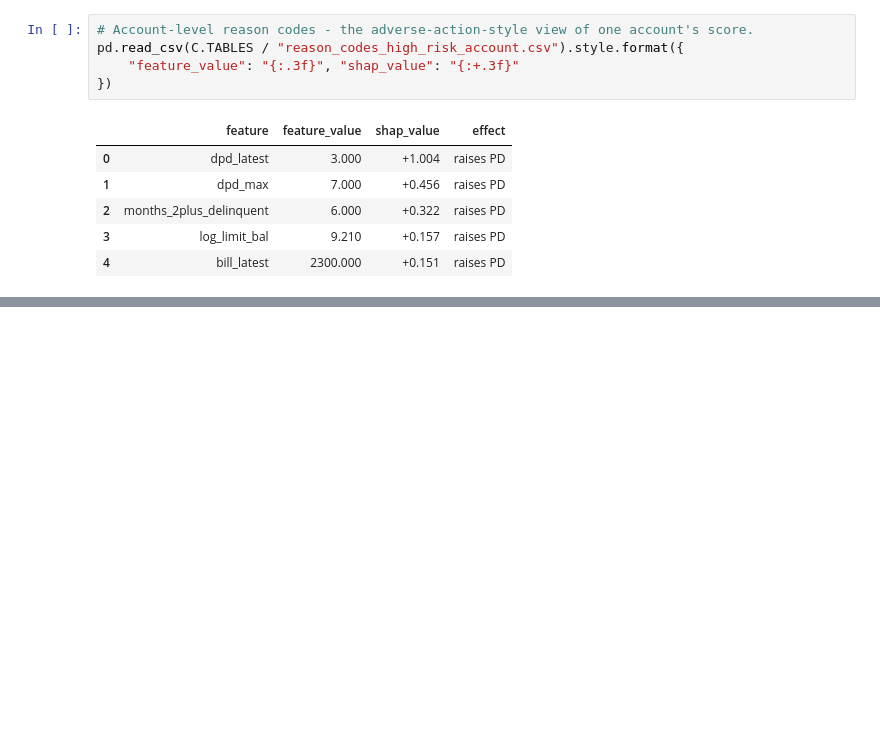
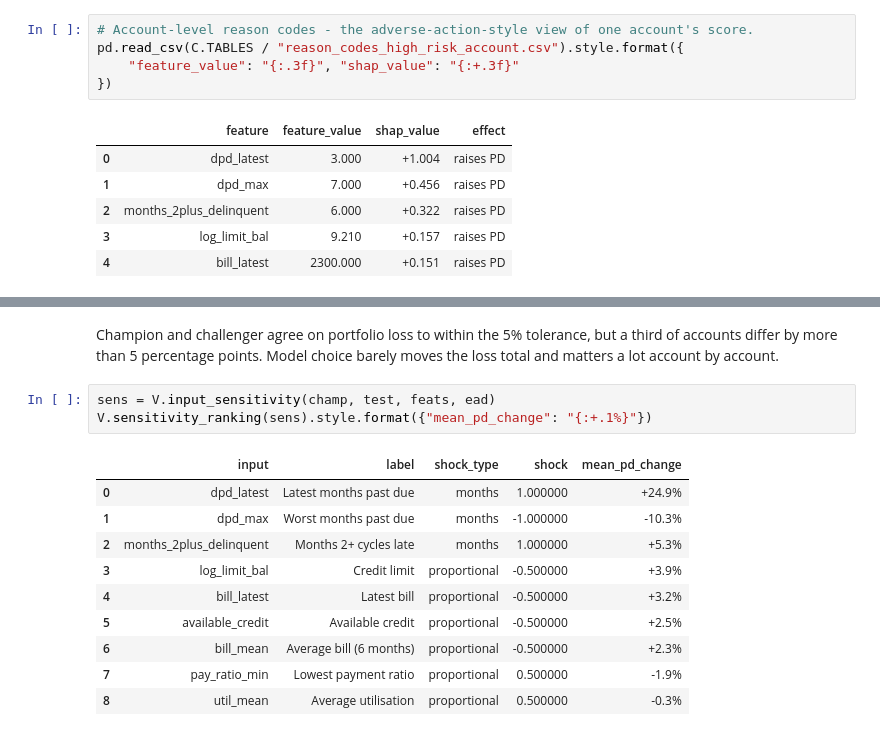
Before and after one commit to pooja003-cloud/credit-risk-el-modeling, a Jupyter notebook: notebooks/01_credit_risk_modelling.ipynb, the cells around one changed output, grey strips where cells are left out. Cells and saved outputs as stored; diff of their text form; blank space fills up the shorter version.

```diff
--- a/notebooks/01_credit_risk_modelling.ipynb
+++ b/notebooks/01_credit_risk_modelling.ipynb
@@ -680,0 +778,18 @@ pd.read_csv(C.TABLES / "reason_codes_high_risk_account.csv").style.format({
+# %% [markdown]
+Champion and challenger agree on portfolio loss to within the 5% tolerance, but a third of
+accounts differ by more than 5 percentage points. Model choice barely moves the loss total and
+matters a lot account by account.
+# %%
+sens = V.input_sensitivity(champ, test, feats, ead)
+V.sensitivity_ranking(sens).style.format({"mean_pd_change": "{:+.1%}"})
+# %% [output]
+|  | input | label | shock_type | shock | mean_pd_change |
+| 0 | dpd_latest | Latest months past due | months | 1.000000 | +24.9% |
+| 1 | dpd_max | Worst months past due | months | -1.000000 | -10.3% |
+| 2 | months_2plus_delinquent | Months 2+ cycles late | months | 1.000000 | +5.3% |
+| 3 | log_limit_bal | Credit limit | proportional | -0.500000 | +3.9% |
+| 4 | bill_latest | Latest bill | proportional | -0.500000 | +3.2% |
+| 5 | available_credit | Available credit | proportional | -0.500000 | +2.5% |
+| 6 | bill_mean | Average bill (6 months) | proportional | -0.500000 | +2.3% |
+| 7 | pay_ratio_min | Lowest payment ratio | proportional | 0.500000 | -1.9% |
+| 8 | util_mean | Average utilisation | proportional | 0.500000 | -0.3% |
```
Also changed, not shown: parts of 14 cells of this notebook, 24 other files.
